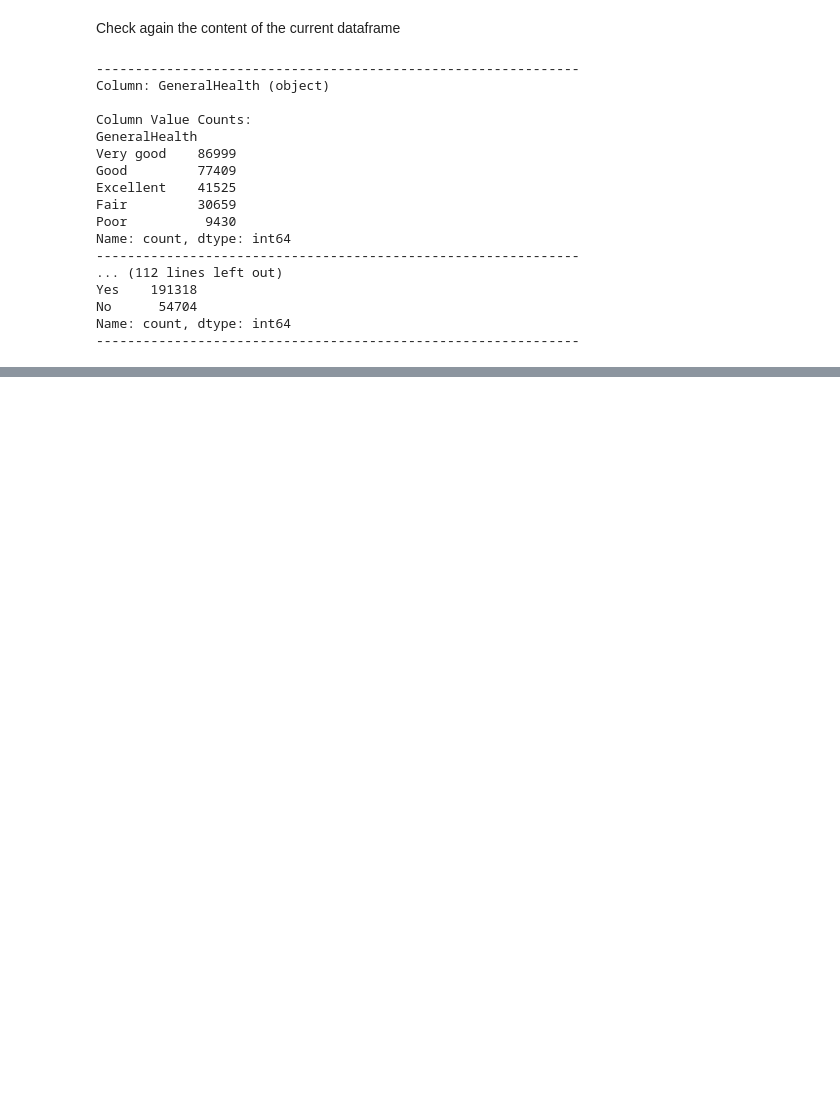
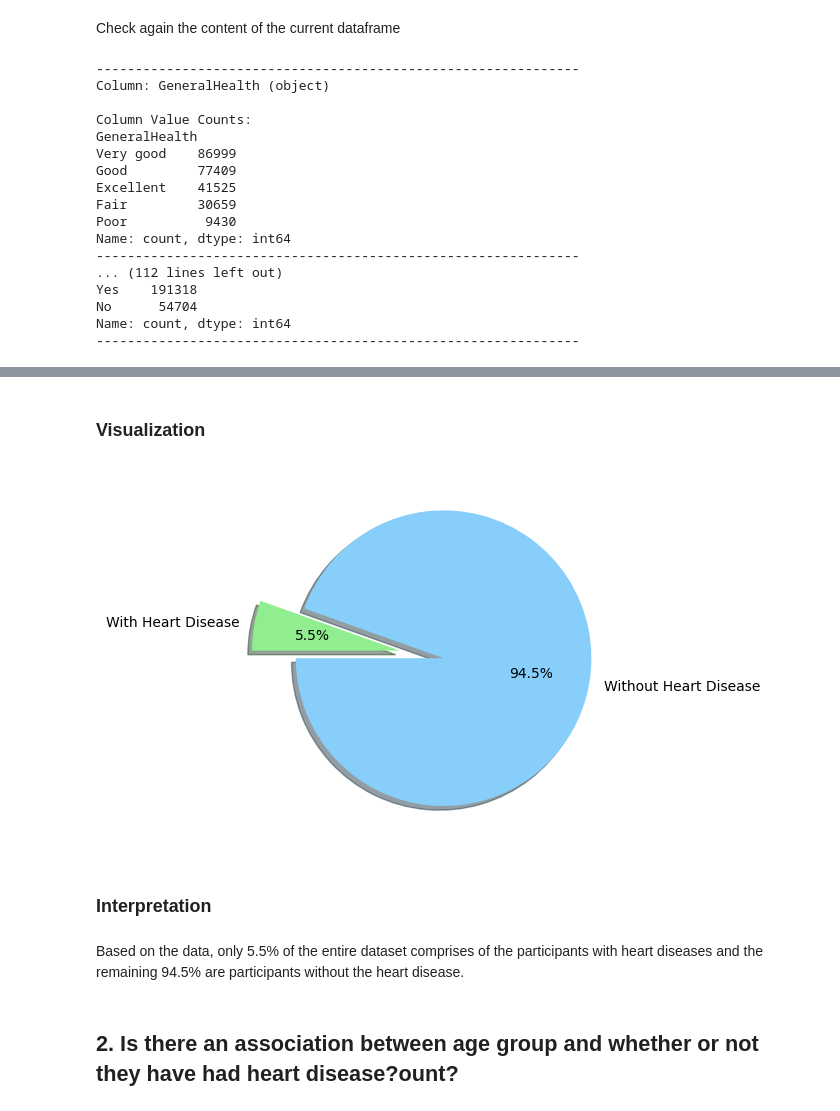
Before and after one commit to briangabini/csmodel, a Jupyter notebook: csmodel-project.ipynb, the cells around one changed output, grey strips where cells are left out. Cells and saved outputs as stored; diff of their text form; code cells hidden in the pictures; blank space fills up the shorter version.

```diff
--- a/csmodel-project.ipynb
+++ b/csmodel-project.ipynb
@@ -241,7 +258,8 @@ df.rename(columns = {'HadHeartAttack':'HadHeartDisease'}, inplace = True)
 # %% [markdown]
 A separate dataframe is made which only includes the 8 aforementioned variables that will be utilized in the study.
 # %%
-heart_df = df[["GeneralHealth", "AgeCategory", "HadHeartDisease", "BMI", "AlcoholDrinkers", "SmokerStatus", "SleepHours", "PhysicalActivities"]]
+heart_df = df[["GeneralHealth", "AgeCategory", "HadHeartDisease", "BMI",
+               "AlcoholDrinkers", "SmokerStatus", "SleepHours", "PhysicalActivities"]]
 heart_df
 # %% [output]
 |  | GeneralHealth | AgeCategory | HadHeartDisease | BMI | AlcoholDrinkers | SmokerStatus | SleepHours | ... |
@@ -383,0 +368,3 @@ Given the exploratory data analysis performed with the chosen variables,
+# %%
+had_heart_disease_df = heart_df['HadHeartDisease']
+print(had_heart_disease_df)
@@ -383,0 +384,24 @@ Given the exploratory data analysis performed with the chosen variables,
+# %% [markdown]
+### Visualization
+# %%
+# multiply by 100 to get the percentage after normalizing
+value_counts = had_heart_disease_df.value_counts(normalize=True) * 100
+percentage_arr = value_counts.values
+# %%
+labels = 'Without Heart Disease', 'With Heart Disease'
+sizes = percentage_arr
+explode = (0, 0.3)
+
+fig, ax = plt.subplots()
+ax.pie(sizes, labels=labels, autopct='%1.1f%%', colors=[
+       'lightskyblue', 'lightgreen'], shadow=True, startangle=180, explode=explode)
+
+plt.show()
+# %% [output]
+[figure, added]
+# %% [markdown]
+### Interpretation
+# %% [markdown]
+Based on the data, only 5.5% of the entire dataset comprises of the participants with heart diseases and the remaining 94.5% are participants without the heart disease.
+# %% [markdown]
+## 2. Is there an association between age group and whether or not they have had heart disease?ount?
```
Also changed, not shown: parts of 71 cells of this notebook.
